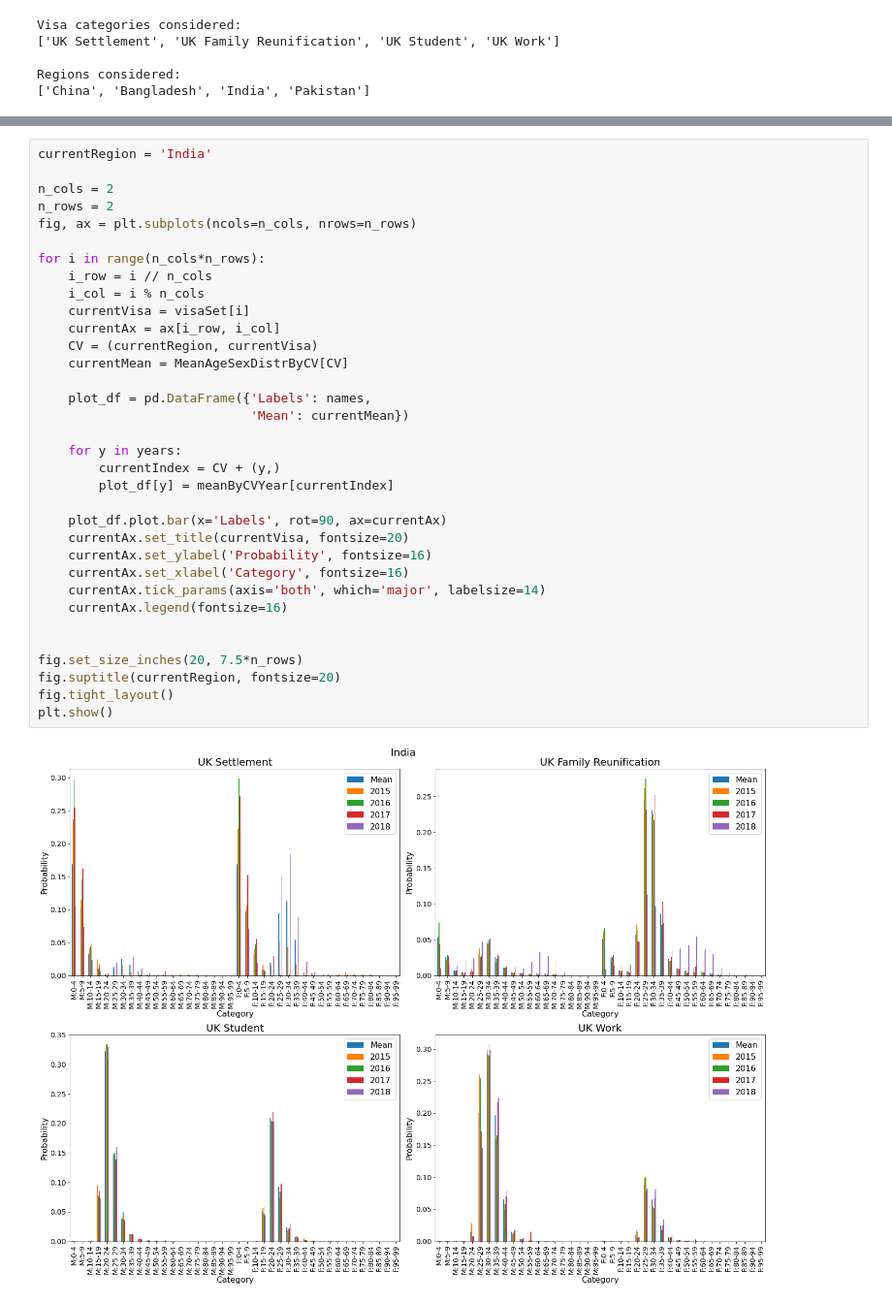
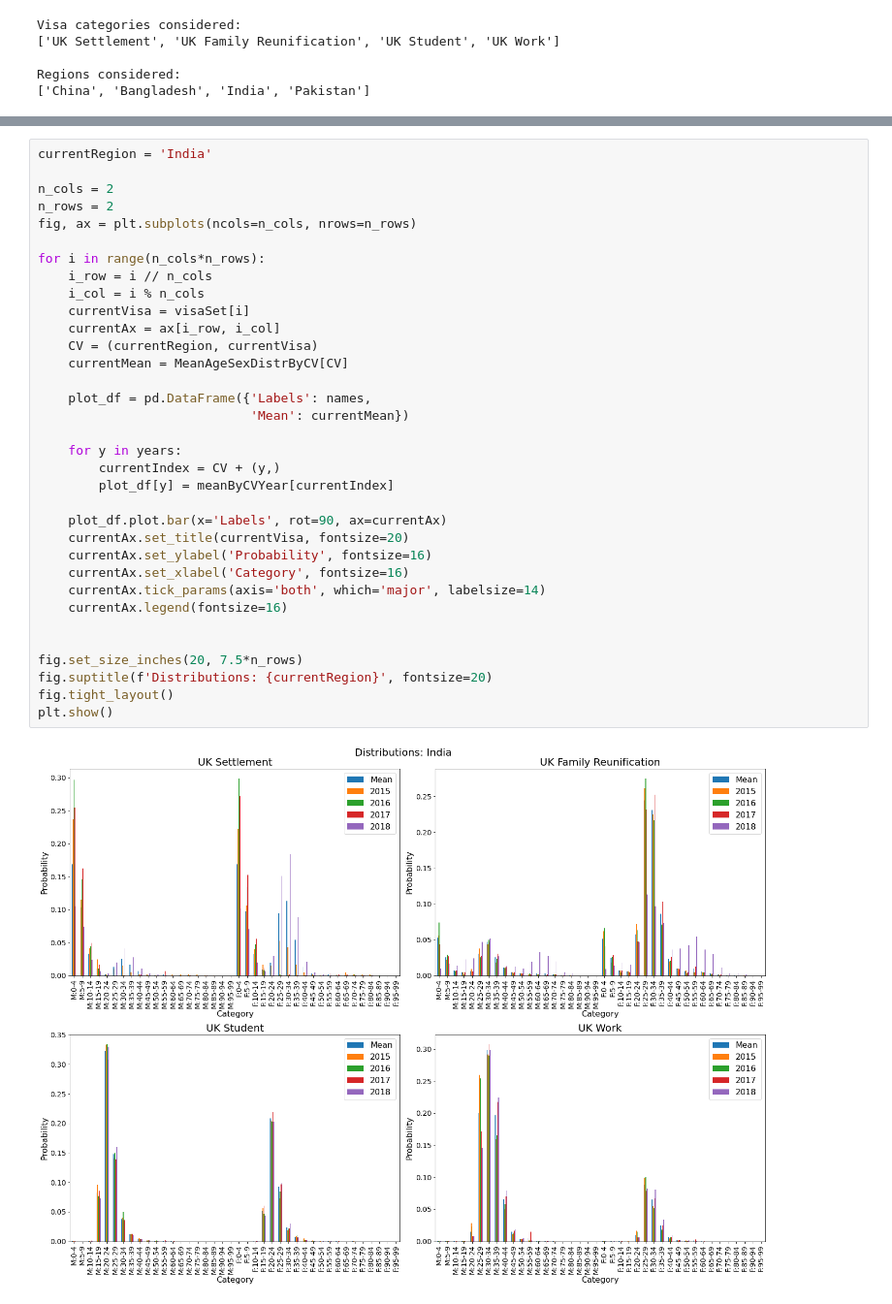
Before and after one commit to JamesTruscott/JupyterBinder, a Jupyter notebook: E-DETECT-TB/E_Detect_TB_Notes2.ipynb, the cells around one changed output, grey strips where cells are left out. Shown: that part at 97% size. Cells and saved outputs as stored; diff of their text form.

```diff
--- a/E-DETECT-TB/E_Detect_TB_Notes2.ipynb
+++ b/E-DETECT-TB/E_Detect_TB_Notes2.ipynb
@@ -169,35 +174,35 @@ n_cols = 2
 n_rows = 2
 fig, ax = plt.subplots(ncols=n_cols, nrows=n_rows)
 
 for i in range(n_cols*n_rows):
     i_row = i // n_cols
     i_col = i % n_cols
     currentVisa = visaSet[i]
     currentAx = ax[i_row, i_col]
     CV = (currentRegion, currentVisa)
     currentMean = MeanAgeSexDistrByCV[CV]
 
     plot_df = pd.DataFrame({'Labels': names,
                             'Mean': currentMean})
 
     for y in years:
         currentIndex = CV + (y,)
         plot_df[y] = meanByCVYear[currentIndex]
 
     plot_df.plot.bar(x='Labels', rot=90, ax=currentAx)
     currentAx.set_title(currentVisa, fontsize=20)
     currentAx.set_ylabel('Probability', fontsize=16)
     currentAx.set_xlabel('Category', fontsize=16)
     currentAx.tick_params(axis='both', which='major', labelsize=14)
     currentAx.legend(fontsize=16)
 
 
 fig.set_size_inches(20, 7.5*n_rows)
-fig.suptitle(currentRegion, fontsize=20)
+fig.suptitle(f'Distributions: {currentRegion}', fontsize=20)
 fig.tight_layout()
 plt.show()
 # %% [output]
-[figure, old version]
+[figure, new version]
 # %%
 currentRegion = 'China'
 
```
Also changed, not shown: parts of 12 cells of this notebook.
